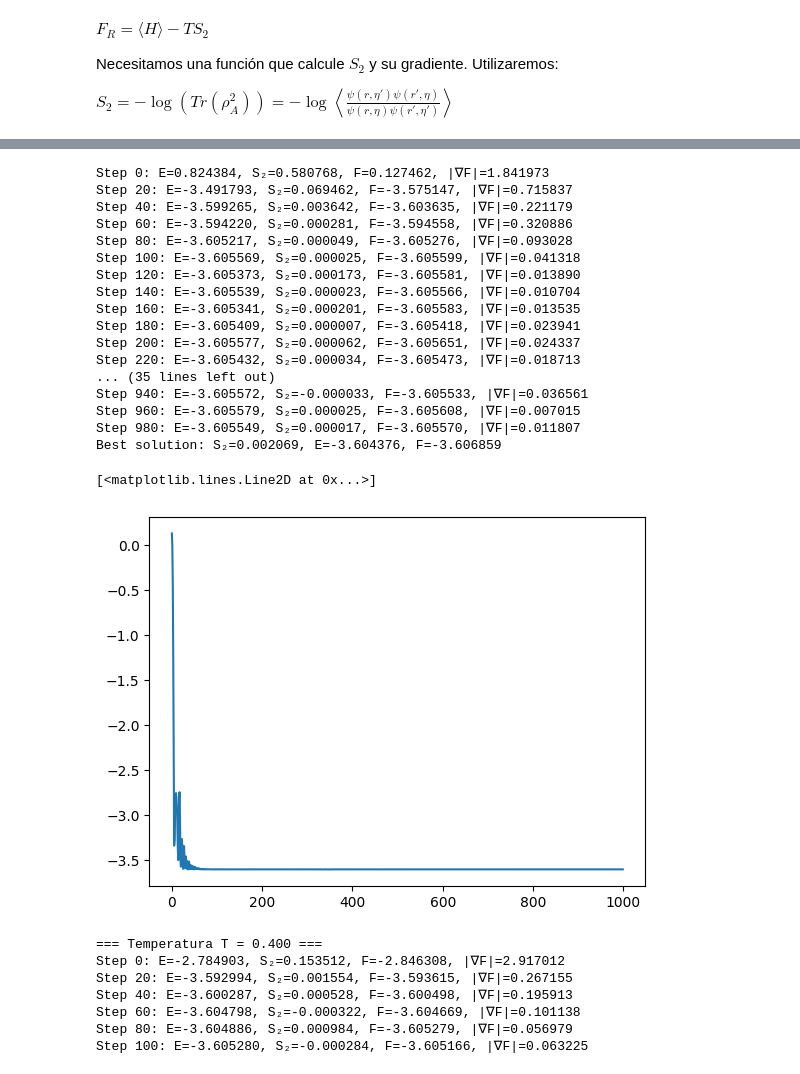
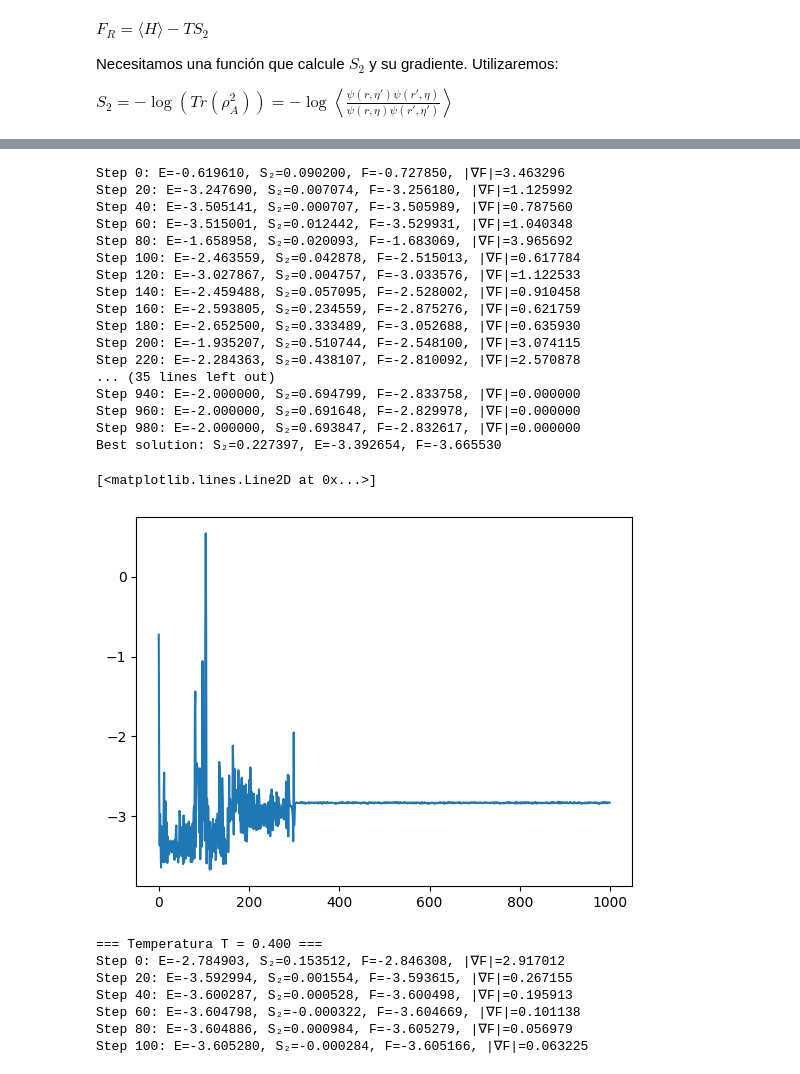
Before and after one commit to ismaelcastrouimp/TFM, a Jupyter notebook: Ancilla_Ising.ipynb, the cells around one changed output, grey strips where cells are left out. Saved outputs shown, nothing was run; the diff lists cells and outputs as text; code cells hidden in the pictures.

```diff
--- a/Ancilla_Ising.ipynb
+++ b/Ancilla_Ising.ipynb
@@ -1076,42 +1076,42 @@ def free_energy_minimize (vstate, optimizer, T, partition, Hamiltonian, n_sample
             best_entropy = S2
 
         if (step % 20)== 0 and verbose :
-            grad_norm = jnp.linalg.norm(nk.jax.jax.flatten_util.ravel_pytree(F_grad)[0])
+            grad_norm = jnp.linalg.norm(jax.flatten_util.ravel_pytree(F_grad)[0])
             print(f"Step {step}: E={E.mean.real:.6f}, S₂={S2:.6f}, F={F:.6f}, |∇F|={grad_norm:.6f}")
 
     return free_energy_history, energy_history, entropy_history, best_F, best_energy, best_entropy
 # %%
 partition = list(range(N))
 sampler = nk.sampler.ExactSampler(hilbert=hi_extended)
 model = RBM_Z2(alpha=1, trivial_Z2=True)
 vstate = nk.vqs.MCState(sampler, model, n_samples=50000)
-lr = optax.warmup_cosine_decay_schedule(init_value=0.1, peak_value=0.6, warmup_steps=300, decay_steps=1000, end_value=0.1)
+lr = optax.warmup_cosine_decay_schedule(init_value=0.5, peak_value=1.5, warmup_steps=300, decay_steps=1000, end_value=0.1)
 optimizer = optax.chain(optax.clip_by_global_norm(1.0),optax.sgd(learning_rate=lr,momentum=0.9))
 T = 1.2
 
 f_history,_,_,f_best,E_best,S_best = free_energy_minimize(vstate, optimizer, T, partition, H_extended, 50000)
 print(f"Best solution: S₂={S_best:.6f}, E={E_best:.6f}, F={f_best:.6f}")
 plt.plot(f_history)
 # %% [output]
-Step 0: E=0.824384, S₂=0.580768, F=0.127462, |∇F|=1.841973
-Step 20: E=-3.491793, S₂=0.069462, F=-3.575147, |∇F|=0.715837
-Step 40: E=-3.599265, S₂=0.003642, F=-3.603635, |∇F|=0.221179
-Step 60: E=-3.594220, S₂=0.000281, F=-3.594558, |∇F|=0.320886
-Step 80: E=-3.605217, S₂=0.000049, F=-3.605276, |∇F|=0.093028
-Step 100: E=-3.605569, S₂=0.000025, F=-3.605599, |∇F|=0.041318
-Step 120: E=-3.605373, S₂=0.000173, F=-3.605581, |∇F|=0.013890
-Step 140: E=-3.605539, S₂=0.000023, F=-3.605566, |∇F|=0.010704
-Step 160: E=-3.605341, S₂=0.000201, F=-3.605583, |∇F|=0.013535
-Step 180: E=-3.605409, S₂=0.000007, F=-3.605418, |∇F|=0.023941
-Step 200: E=-3.605577, S₂=0.000062, F=-3.605651, |∇F|=0.024337
-Step 220: E=-3.605432, S₂=0.000034, F=-3.605473, |∇F|=0.018713
+Step 0: E=-0.619610, S₂=0.090200, F=-0.727850, |∇F|=3.463296
+Step 20: E=-3.247690, S₂=0.007074, F=-3.256180, |∇F|=1.125992
+Step 40: E=-3.505141, S₂=0.000707, F=-3.505989, |∇F|=0.787560
+Step 60: E=-3.515001, S₂=0.012442, F=-3.529931, |∇F|=1.040348
+Step 80: E=-1.658958, S₂=0.020093, F=-1.683069, |∇F|=3.965692
+Step 100: E=-2.463559, S₂=0.042878, F=-2.515013, |∇F|=0.617784
+Step 120: E=-3.027867, S₂=0.004757, F=-3.033576, |∇F|=1.122533
+Step 140: E=-2.459488, S₂=0.057095, F=-2.528002, |∇F|=0.910458
+Step 160: E=-2.593805, S₂=0.234559, F=-2.875276, |∇F|=0.621759
+Step 180: E=-2.652500, S₂=0.333489, F=-3.052688, |∇F|=0.635930
+Step 200: E=-1.935207, S₂=0.510744, F=-2.548100, |∇F|=3.074115
+Step 220: E=-2.284363, S₂=0.438107, F=-2.810092, |∇F|=2.570878
 ... (35 lines left out)
-Step 940: E=-3.605572, S₂=-0.000033, F=-3.605533, |∇F|=0.036561
-Step 960: E=-3.605579, S₂=0.000025, F=-3.605608, |∇F|=0.007015
-Step 980: E=-3.605549, S₂=0.000017, F=-3.605570, |∇F|=0.011807
-Best solution: S₂=0.002069, E=-3.604376, F=-3.606859
+Step 940: E=-2.000000, S₂=0.694799, F=-2.833758, |∇F|=0.000000
+Step 960: E=-2.000000, S₂=0.691648, F=-2.829978, |∇F|=0.000000
+Step 980: E=-2.000000, S₂=0.693847, F=-2.832617, |∇F|=0.000000
+Best solution: S₂=0.227397, E=-3.392654, F=-3.665530
 [<matplotlib.lines.Line2D at 0x...>]
-[figure, old version]
+[figure, new version]
 # %%
 #Minimizar F = <H> - TS₂ en función de T para comparar con "Ancilla_exact.ipynb"
 
```
Also changed, not shown: parts of 3 cells of this notebook.
